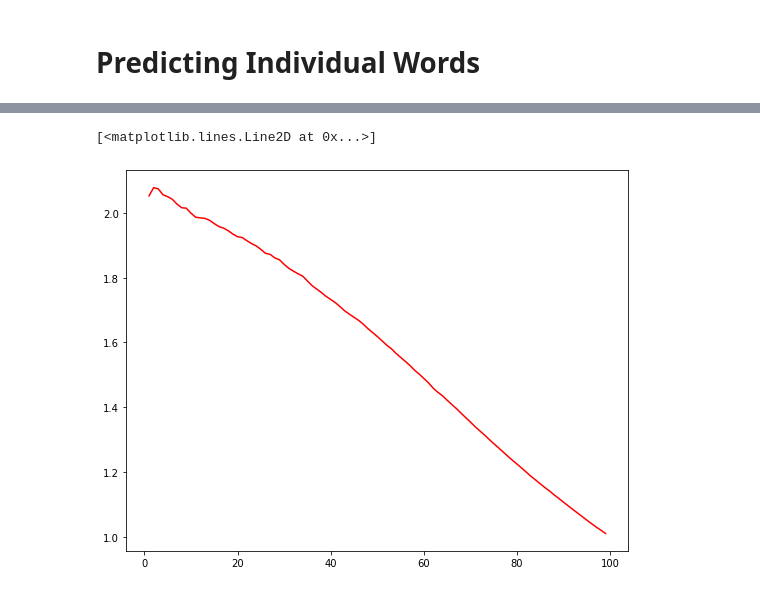
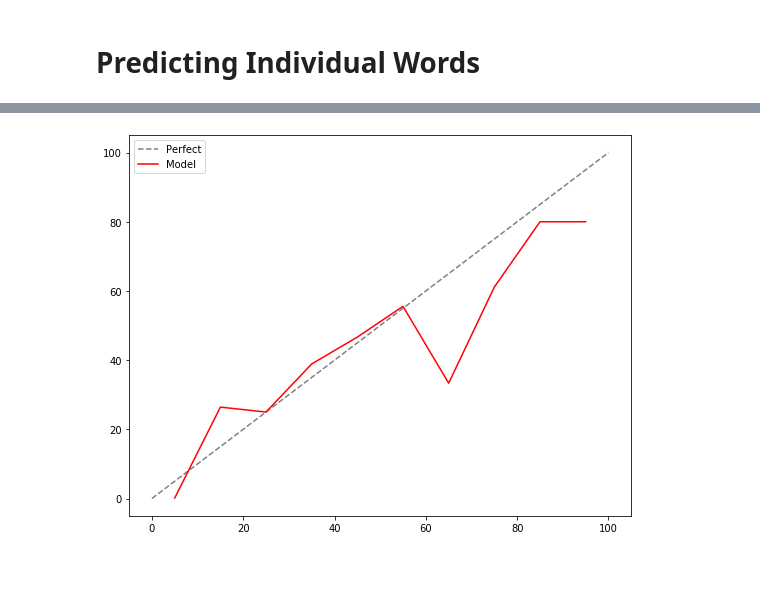
Before and after one commit to MarshallKrakauer/Etymology, a Jupyter notebook: KerasRNN.ipynb, the cells around one changed output, grey strips where cells are left out. Cells and saved outputs as stored; diff of their text form; code cells hidden in the pictures.

Commit message:
create lift class

```diff
--- a/KerasRNN.ipynb
+++ b/KerasRNN.ipynb
@@ -268,9 +197,0 @@ lift_df.reset_index(inplace=True, drop=True)
-# %%
-total_hits = lift_df['is_germanic'].sum()
-num_rows = lift_df.shape[0]
-
-lift_li = []
-for i in range(1,100):
-    row_max = num_rows * (i/100)
-    num_hits = result_df.loc[lift_df.index < int(row_max),'is_germanic'].sum()
-    lift_li.append(num_hits/total_hits * 100)
@@ -286,5 +198,32 @@ lift_ratio_li = [lift_li[x-1] / x for x in np.arange(1,100)]
-# %%
-plt.plot(np.arange(1,100), [lift_li[x-1] / x for x in np.arange(1,100)], color='red')
-# %% [output]
-[<matplotlib.lines.Line2D at 0x...>]
-[figure, removed]
+# %%
+def create_language_df(preds):
+    result_list = []
+    germ_li = []
+    greek_li = []
+    latin_li = []
+    jp_li = []
+
+    for elem in preds:
+        result_list.append(convert_prediction(elem))
+        germ_li.append(elem[0])
+        greek_li.append(elem[1])
+        latin_li.append(elem[2])
+        jp_li.append(elem[3])
+
+    result_df = pd.DataFrame(data={'y_actual': y_test,
+        'y_pred': result_list,
+        'prob_germanic' : germ_li,
+        'prob_greek': greek_li,
+        'prob_latin' : latin_li,
+        'prob_japanese' : jp_li})
+
+    result_df['correct'] =  1.0 * (result_df['y_actual'] == result_df['y_pred'])
+
+    result_df['is_germanic'] = 1 * (result_df['y_actual'] == 0)
+    result_df['is_greek'] = 1 * (result_df['y_actual'] == 1)
+    result_df['is_latin'] = 1 * (result_df['y_actual'] == 2)
+    result_df['is_japanese'] = 1 * (result_df['y_actual'] == 3)
+
+    return result_df
+# %%
+result_df = create_language_df(preds)
@@ -290,0 +283,6 @@ plt.plot(np.arange(1,100), [lift_li[x-1] / x for x in np.arange(1,100)], color='
+# %%
+graph_maker = LiftGraphMaker(result_df)
+# %%
+graph_maker.plot_calibration('japanese')
+# %% [output]
+[figure, added]
```
Also changed, not shown: parts of 25 cells of this notebook.
